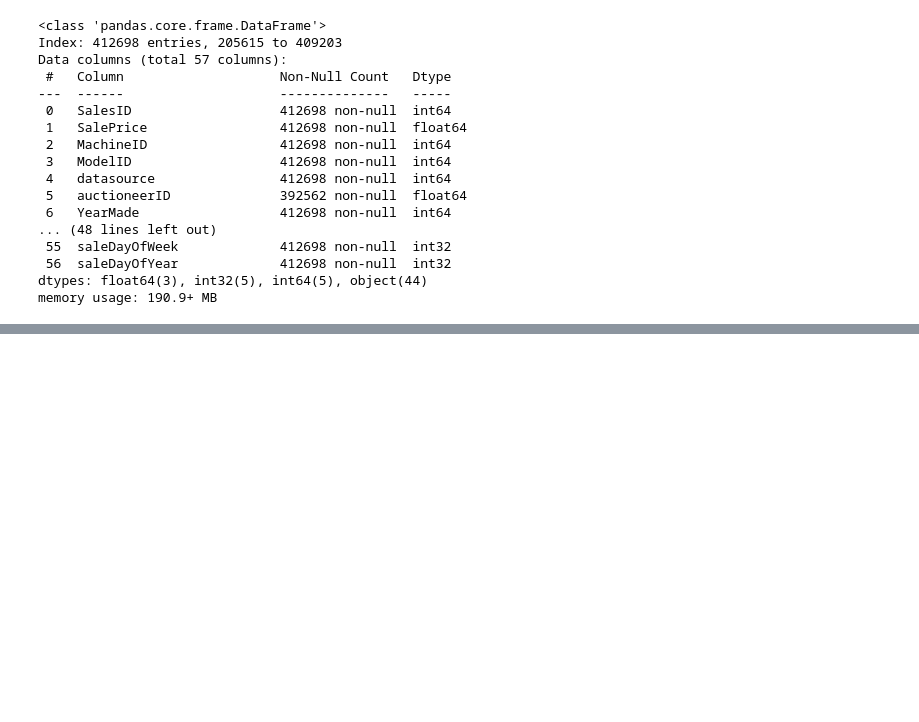
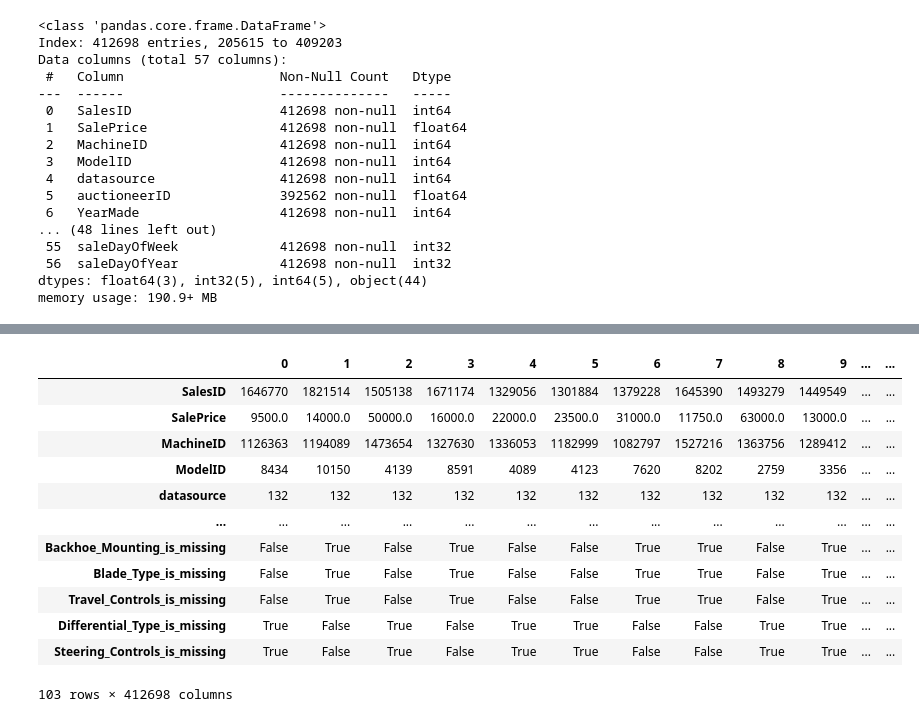
Before and after one commit to anxiousbilla/bluebook-bulldozer-price-regression, a Jupyter notebook: end-to-end-bluebook-bulldozer-price-regression.ipynb, the cells around one changed output, grey strips where cells are left out. Saved outputs shown, nothing was run; the diff lists cells and outputs as text; code cells hidden in the pictures; blank space fills up the shorter version.

Commit message:
progress: modelling

```diff
--- a/end-to-end-bluebook-bulldozer-price-regression.ipynb
+++ b/end-to-end-bluebook-bulldozer-price-regression.ipynb
@@ -299,0 +405,9 @@ memory usage: 190.9+ MB
+# %%
+# Fill numeric rows with median (median is more robust than mean)
+for label, content in df_tmp.items():
+    if pd.api.types.is_numeric_dtype(content):
+        if pd.isnull(content).sum():
+            # Adding a column which tells if the data was missing or not
+            df_tmp[label+"_is_missing"] = pd.isna(content)
+            # Fill missing numeric values with median
+            df_tmp[label] = content.fillna(content.median())
@@ -299,0 +431,6 @@ memory usage: 190.9+ MB
+# %%
+# Checking for numeric missing values
+for label, content in df_tmp.items():
+    if pd.api.types.is_numeric_dtype(content):
+        if pd.isnull(content).sum():
+            print(label)
@@ -299,0 +447,5 @@ memory usage: 190.9+ MB
+# %%
+# Check for columns that are not numeric
+for label, content in df_tmp.items():
+    if not pd.api.types.is_numeric_dtype(content):
+        print(label)
@@ -299,0 +470,26 @@ memory usage: 190.9+ MB
+# %%
+# Turn categorical values into numbers and fill missing values
+for label, content in df_tmp.items():
+    if not pd.api.types.is_numeric_dtype(content):
+        # Add column to indicate if sample had missing value or not
+        df_tmp[label+"_is_missing"] = pd.isnull(content)
+        # Turn categories into numbers and add +1
+        # (Adding +1 to make -1 -> 0 which will be the missing values)
+        df_tmp[label] = pd.Categorical(content).codes+1
+# %%
+# Checking our DataFrame
+df_tmp.T
+# %% [output]
+|  | 0 | 1 | 2 | 3 | 4 | 5 | 6 | 7 | 8 | 9 | ... | ... |
+| SalesID | 1646770 | 1821514 | 1505138 | 1671174 | 1329056 | 1301884 | 1379228 | 1645390 | 1493279 | 1449549 | ... | ... |
+| SalePrice | 9500.0 | 14000.0 | 50000.0 | 16000.0 | 22000.0 | 23500.0 | 31000.0 | 11750.0 | 63000.0 | 13000.0 | ... | ... |
+| MachineID | 1126363 | 1194089 | 1473654 | 1327630 | 1336053 | 1182999 | 1082797 | 1527216 | 1363756 | 1289412 | ... | ... |
+| ModelID | 8434 | 10150 | 4139 | 8591 | 4089 | 4123 | 7620 | 8202 | 2759 | 3356 | ... | ... |
+| datasource | 132 | 132 | 132 | 132 | 132 | 132 | 132 | 132 | 132 | 132 | ... | ... |
+| ... | ... | ... | ... | ... | ... | ... | ... | ... | ... | ... | ... | ... |
+| Backhoe_Mounting_is_missing | False | True | False | True | False | False | True | True | False | True | ... | ... |
+| Blade_Type_is_missing | False | True | False | True | False | False | True | True | False | True | ... | ... |
+| Travel_Controls_is_missing | False | True | False | True | False | False | True | True | False | True | ... | ... |
+| Differential_Type_is_missing | True | False | True | False | True | True | False | False | True | True | ... | ... |
+| Steering_Controls_is_missing | True | False | True | False | True | True | False | False | True | True | ... | ... |
+103 rows × 412698 columns
```
Also changed, not shown: parts of 29 cells of this notebook, 2 other files.
